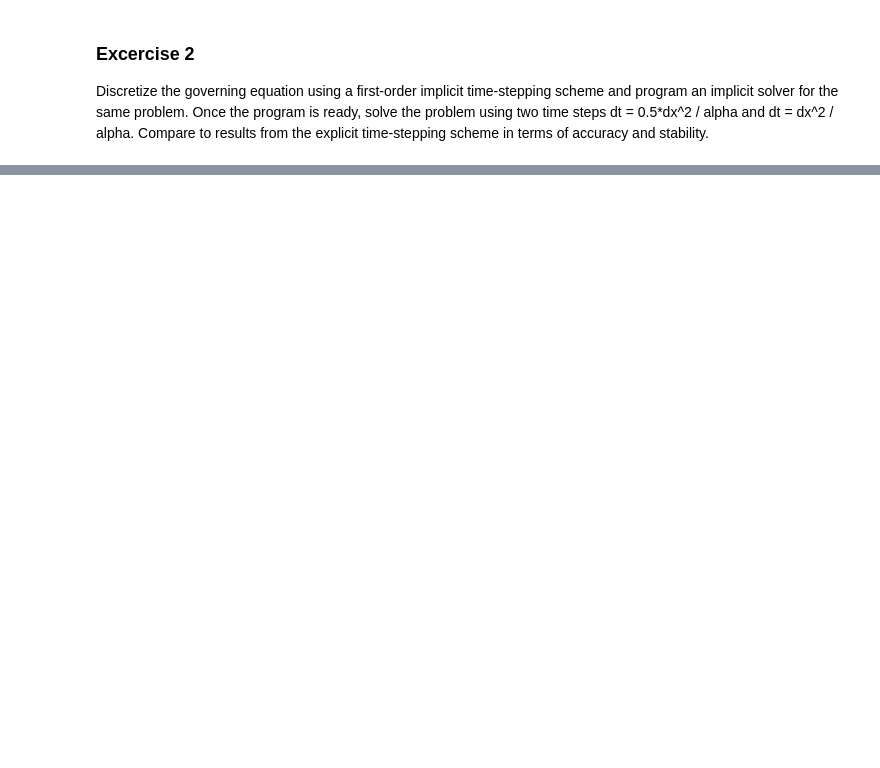
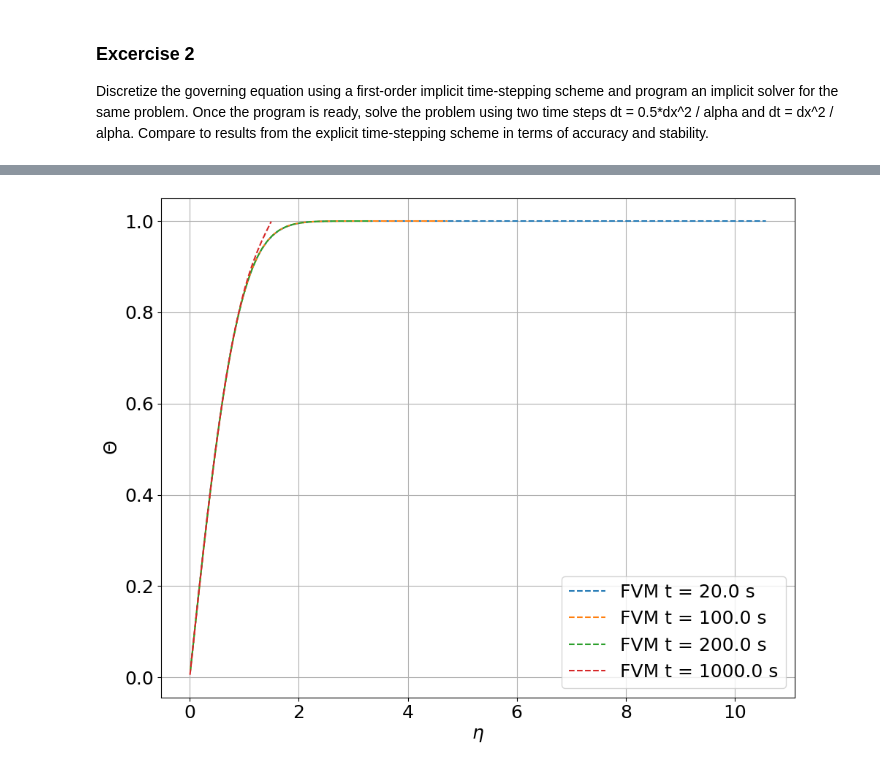
Before and after one commit to cjdipietrantonio/ME5311, a Jupyter notebook: other/flipclassrooomexcercises/01/ME5311-parabolic.ipynb, the cells around one changed output, grey strips where cells are left out. Cells and saved outputs as stored; diff of their text form; code cells hidden in the pictures; blank space fills up the shorter version.

```diff
--- a/other/flipclassrooomexcercises/01/ME5311-parabolic.ipynb
+++ b/other/flipclassrooomexcercises/01/ME5311-parabolic.ipynb
@@ -138,0 +377,34 @@ Discretize the governing equation using a first-order implicit time-stepping sch
+# %%
+# Plotting with time annotations
+# Plot the solution in the similarity coordinate eta = x / sqrt(alpha * t)
+
+plt.rcParams.update({'font.size': 18})
+plt.figure(figsize=(10, 8))
+colors = ['tab:blue', 'tab:orange', 'tab:green', 'tab:red']
+
+for idx, n in enumerate(snapshots):
+    t_now = n * dt
+    label_text = f't = {t_now:.1f} s'
+
+    theta = (T_record[n] - T_s)/(T_i - T_s)
+    eta = x/2/np.sqrt(alpha*t_now)
+    # Plot numerical and analytical
+    plt.plot(eta, theta, '--', color=colors[idx], label=f'FVM {label_text}')
+
+    # # Annotate time on the FVM curve
+    # i_annot = int(len(x) * 0.2)  # location to annotate
+    # plt.annotate(label_text,
+    #              xy=(x[i_annot], T_record[n][i_annot]),
+    #              xytext=(x[i_annot] + 0.005, T_record[n][i_annot] + 3),
+    #              fontsize=18,
+    #              arrowprops=dict(arrowstyle='->', color=colors[idx]))
+
+plt.xlabel(r'$\eta$', fontsize=18)
+plt.ylabel(r'$\Theta$', fontsize=18)
+#plt.title('1D Transient Heat Conduction into Semi-Infinite Wall\n(FVM vs Analytical)', fontsize=15)
+plt.grid(True)
+plt.legend()
+plt.tight_layout()
+plt.show()
+# %% [output]
+[figure, added]
```
Also changed, not shown: parts of 9 cells of this notebook.
